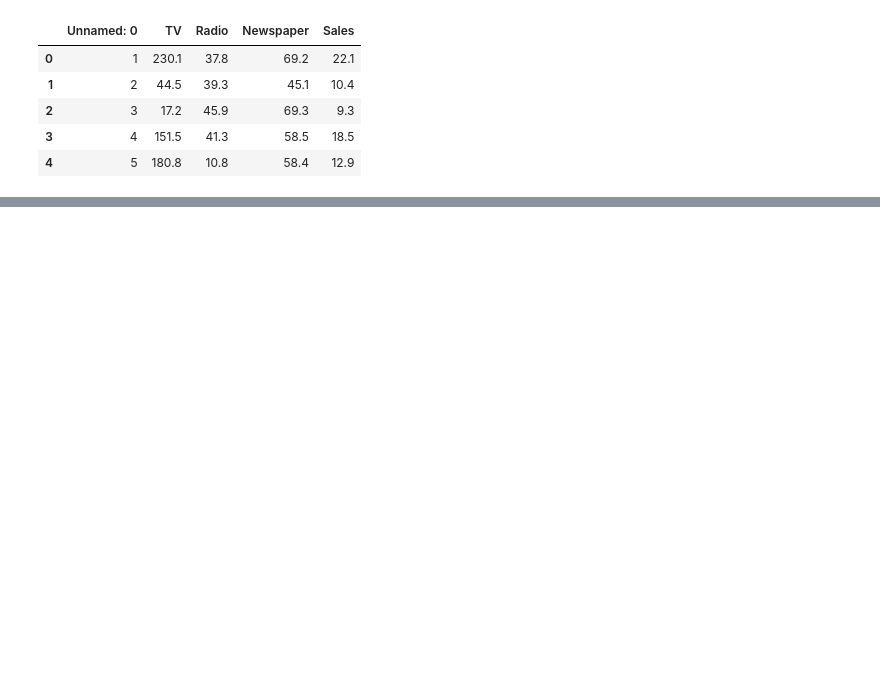
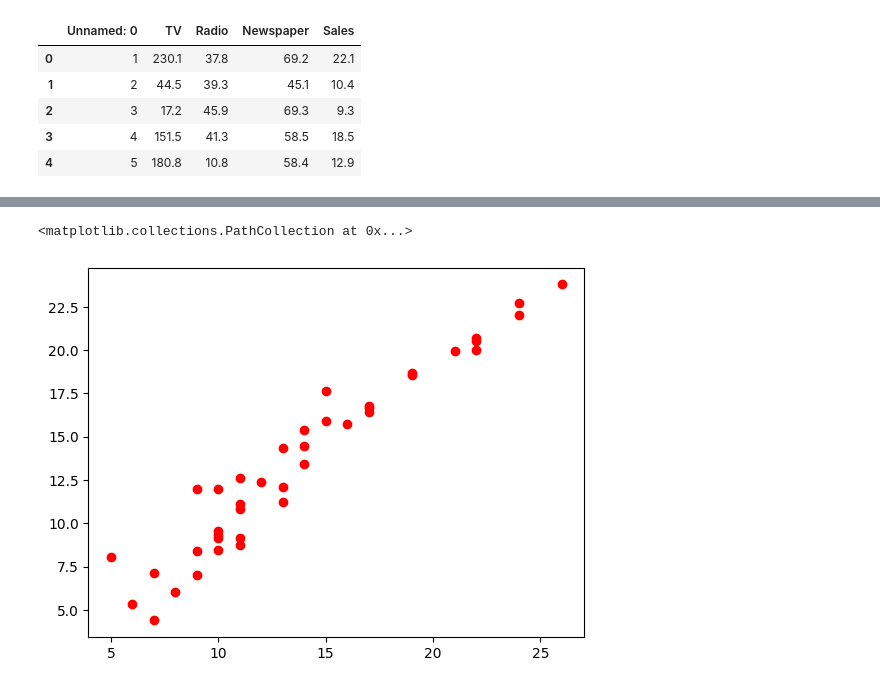
Before and after one commit to adnan14pata/sales-prediction, a Jupyter notebook: salesprediction.ipynb, the cells around one changed output, grey strips where cells are left out. Cells and saved outputs as stored; diff of their text form; code cells hidden in the pictures; blank space fills up the shorter version.

```diff
--- a/salesprediction.ipynb
+++ b/salesprediction.ipynb
@@ -226,0 +223,8 @@ Results = pd.DataFrame(columns=["Model","Train R2","Test R2","Test RMSE", "Varia
+# %%
+x_train_scaled = sc.fit_transform(x_train)
+x_test_scaled = sc.fit_transform(x_test)
+# %%
+from sklearn.linear_model import LinearRegression
+lr = LinearRegression()
+# %%
+lr.fit(x_train_scaled,y_train)
@@ -226,0 +233,3 @@ Results = pd.DataFrame(columns=["Model","Train R2","Test R2","Test RMSE", "Varia
+# %%
+y_pred = lr.predict(x_test_scaled)
+y_pred
@@ -226,0 +267,5 @@ Results = pd.DataFrame(columns=["Model","Train R2","Test R2","Test RMSE", "Varia
+# %%
+plt.scatter(y_test, y_pred, c='r')
+# %% [output]
+<matplotlib.collections.PathCollection at 0x...>
+[figure, added]
```
Also changed, not shown: parts of 60 cells of this notebook.
